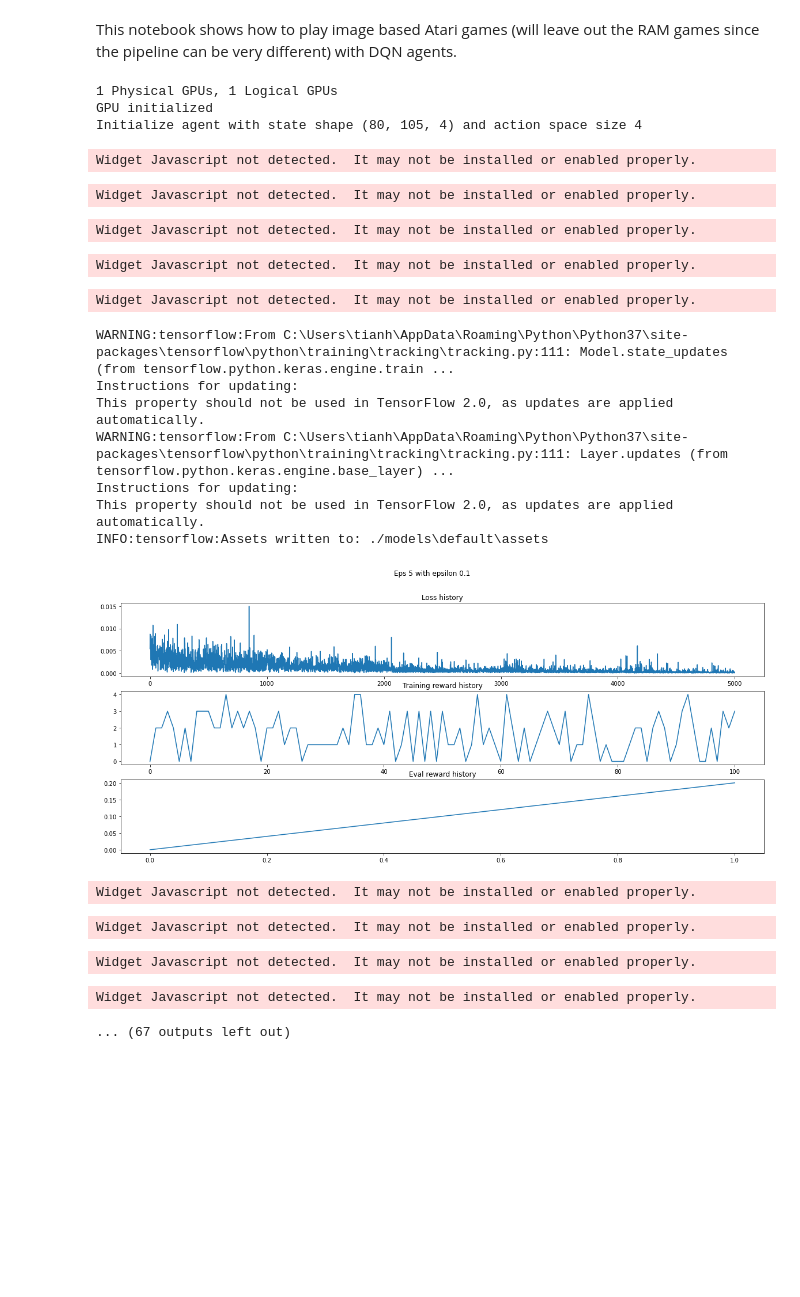
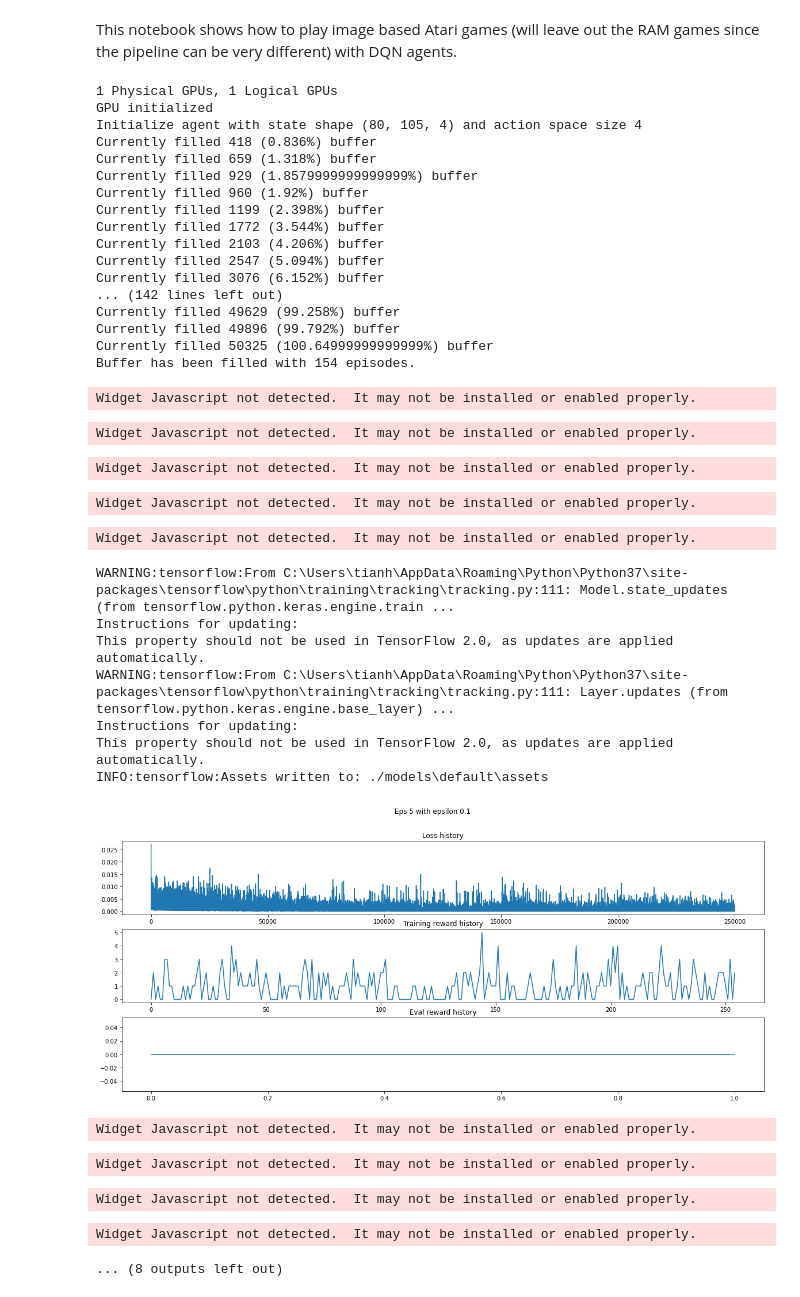
Before and after one commit to ultronify/atari-dqn, a Jupyter notebook: experiment.ipynb, the cells around one changed output. Cells and saved outputs as stored; diff of their text form; code cells hidden in the pictures; blank space fills up the shorter version.

```diff
--- a/experiment.ipynb
+++ b/experiment.ipynb
@@ -50,6 +52,9 @@ class ReplayBuffer:
             batch_size=1,
             max_length=self.max_length)
 
+    def get_size(self):
+        return int(self.buffer.num_frames())
+
     def add_batch(self, batch):
         self.buffer.add_batch(batch)
 
@@ -118,6 +127,16 @@ class DqnAgent:
         return loss
 # %%
 class GameEnv:
+    def __init__(self, game_id, n_frames, max_noop_steps):
+        self.game_id = game_id
+        self.n_frames = n_frames
+        self.max_noop_steps = max_noop_steps
+        self.env = gym.make(game_id)
+        self.frames = deque(maxlen=self.n_frames)
+        self.init_state = None
+        self.still_doing_nothing = True
+        self.current_step = 0
+
     def sanitize_state(self, state, downsample=2):
         img = Image.fromarray(state).convert('L')
         w, h = img.size
@@ -134,12 +153,6 @@ class GameEnv:
         else:
             return 0.0
 
-    def __init__(self, game_id, n_frames):
-        self.game_id = game_id
-        self.n_frames = n_frames
-        self.env = gym.make(game_id)
-        self.frames = deque(maxlen=self.n_frames)
-
     def get_action_space_size(self):
         return self.env.action_space.n
 
@@ -155,22 +168,37 @@ class GameEnv:
         frames = np.swapaxes(frames, 0, 2)
         return frames
 
+    def doing_noting(self, state):
+        if self.current_step == self.max_noop_steps:
+            return self.still_doing_nothing
+        elif self.current_step < self.max_noop_steps:
+            if self.still_doing_nothing and not np.array_equal(np.array(state), self.init_state):
+                self.still_doing_nothing = False
+        else:
+            return False
+
     def reset(self):
         unsanitized_initial_state = self.env.reset()
+        self.init_state = np.array(unsanitized_initial_state)
+        self.current_step = 0
+        self.still_doing_nothing = True
         initial_state = self.sanitize_state(unsanitized_initial_state)
         for _ in range(self.n_frames):
             self.frames.append(initial_state)
         return self.get_frames()
 
-    def close(self):
-        self.env.close()
-
     def step(self, action):
         unsanitized_state, unnormalized_reward, done, info = self.env.step(action)
+        if self.doing_noting(unsanitized_state):
+            done = True
         state = self.sanitize_state(unsanitized_state)
         self.frames.append(state)
         reward = self.normalize_reward(unnormalized_reward)
+        self.current_step += 1
         return self.get_frames(), reward, done, info
+
+    def close(self):
+        self.env.close()
 # %%
 def play_episode(env, agent, epsilon=0.0, gamma=0.9, collect=False, buffer=None, render=False, max_steps=100000):
     state = env.reset()
@@ -283,34 +330,50 @@ def train_agent(max_eps=200, initial_max_steps=512,
 # %%
 train_agent(
     game_id='Breakout-v0',
     max_eps=2000,
     render=False,
     batch_size=64,
     initial_epsilon=0.1,
     epsilon_decay=1.0,
     train_eps=20,
-    max_buffer_len=10000,
+    train_per_eps=50000,
+    max_buffer_len=200000,
+    start_buffer_len=50000,
     eval_eps=5,
     initial_max_steps=800)
 # %% [output]
 1 Physical GPUs, 1 Logical GPUs
 GPU initialized
 Initialize agent with state shape (80, 105, 4) and action space size 4
+Currently filled 418 (0.836%) buffer
+Currently filled 659 (1.318%) buffer
+Currently filled 929 (1.8579999999999999%) buffer
+Currently filled 960 (1.92%) buffer
+Currently filled 1199 (2.398%) buffer
+Currently filled 1772 (3.544%) buffer
+Currently filled 2103 (4.206%) buffer
+Currently filled 2547 (5.094%) buffer
+Currently filled 3076 (6.152%) buffer
+... (142 lines left out)
+Currently filled 49629 (99.258%) buffer
+Currently filled 49896 (99.792%) buffer
+Currently filled 50325 (100.64999999999999%) buffer
+Buffer has been filled with 154 episodes.
 Widget Javascript not detected.  It may not be installed or enabled properly.
 Widget Javascript not detected.  It may not be installed or enabled properly.
 Widget Javascript not detected.  It may not be installed or enabled properly.
 Widget Javascript not detected.  It may not be installed or enabled properly.
 Widget Javascript not detected.  It may not be installed or enabled properly.
 WARNING:tensorflow:From C:\Users\tianh\AppData\Roaming\Python\Python37\site-packages\tensorflow\python\training\tracking\tracking.py:111: Model.state_updates (from tensorflow.python.keras.engine.train ...
 Instructions for updating:
 This property should not be used in TensorFlow 2.0, as updates are applied automatically.
 WARNING:tensorflow:From C:\Users\tianh\AppData\Roaming\Python\Python37\site-packages\tensorflow\python\training\tracking\tracking.py:111: Layer.updates (from tensorflow.python.keras.engine.base_layer) ...
 Instructions for updating:
 This property should not be used in TensorFlow 2.0, as updates are applied automatically.
 INFO:tensorflow:Assets written to: ./models\default\assets
-[figure, old version]
+[figure, new version]
 Widget Javascript not detected.  It may not be installed or enabled properly.
 Widget Javascript not detected.  It may not be installed or enabled properly.
 Widget Javascript not detected.  It may not be installed or enabled properly.
 Widget Javascript not detected.  It may not be installed or enabled properly.
-... (67 outputs left out)
+... (8 outputs left out)
```
Also changed, not shown: parts of 4 cells of this notebook.
